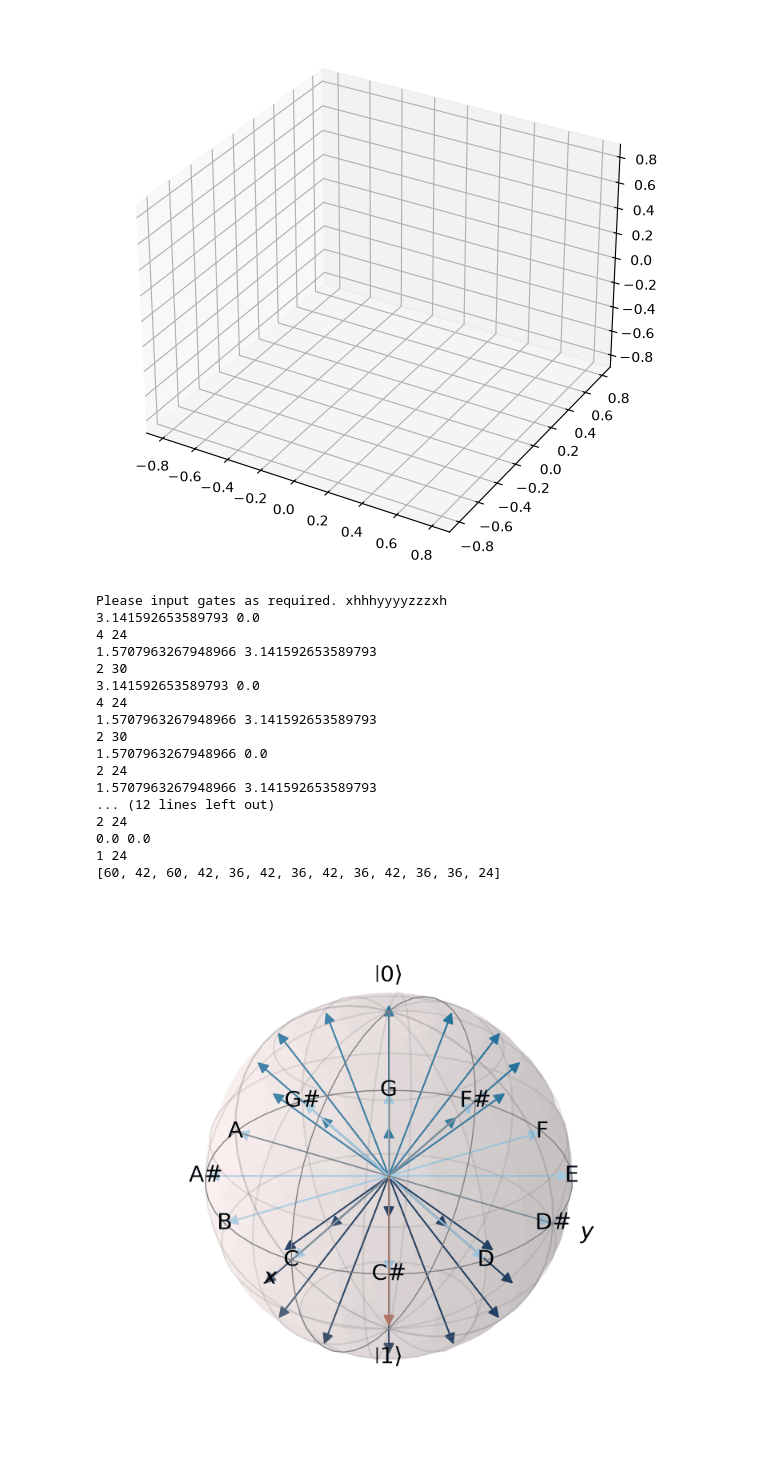
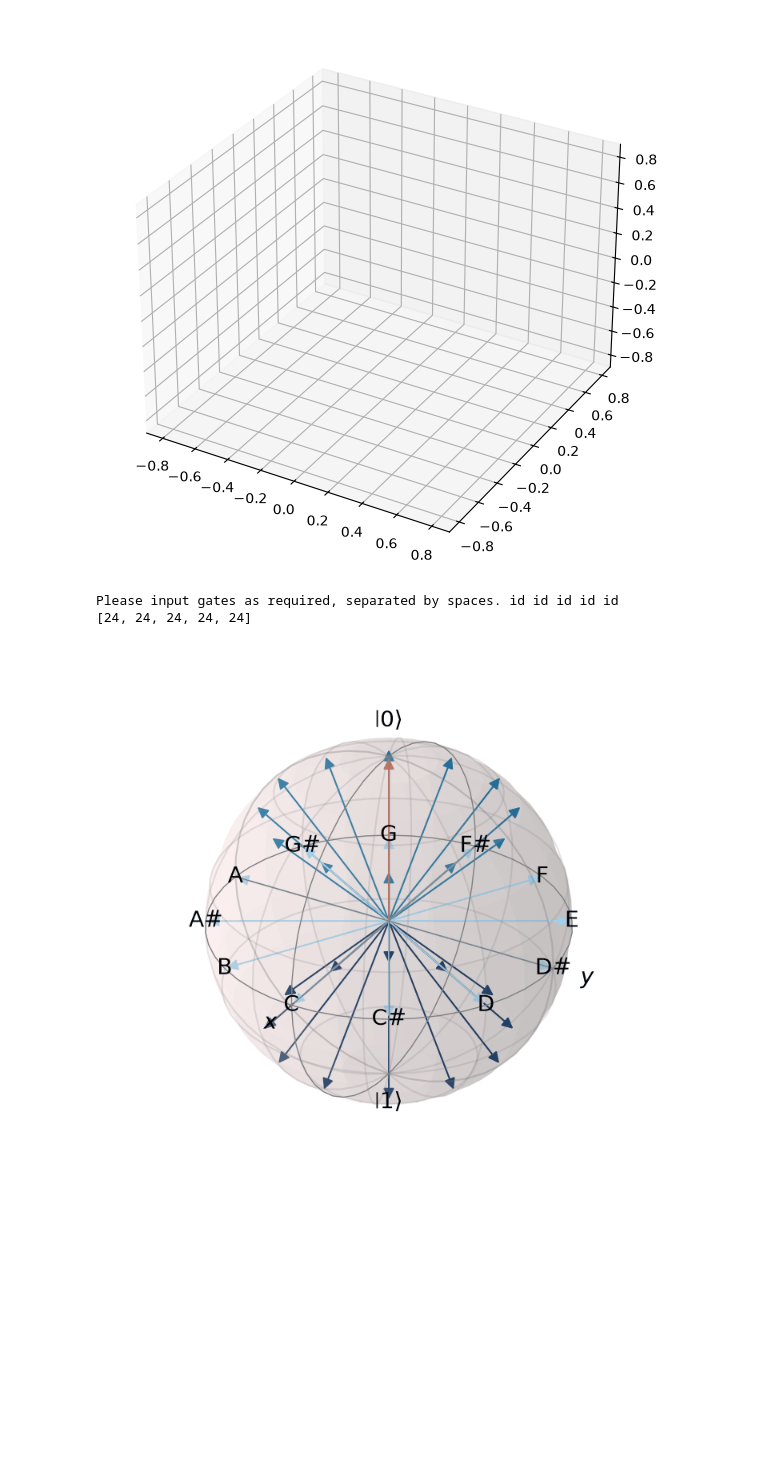
Before and after one commit to jessleighhin/Quantum_Band, a Jupyter notebook: Gate_to_pitch_fin.ipynb, the cells around one changed output. Saved outputs shown, nothing was run; the diff lists cells and outputs as text; code cells hidden in the pictures; blank space fills up the shorter version.

Commit message:
Gate input fix

```diff
--- a/Gate_to_pitch_fin.ipynb
+++ b/Gate_to_pitch_fin.ipynb
@@ -222,7 +245,8 @@ ax.set_zlim3d(-limit, limit)
 [figure]
 # %%
 # Frame configurations
-gate_list = list(input("Please input gates as required."))
+gate_list0 = str(input("Please input gates as required, separated by spaces."))
+gate_list = gate_list0.split(' ')
 states = gates(gate_list)
 notes = theta_and_phi(states)
 frames_count = len(gate_list)  # Sliced frame count slightly so it compiles instantly
@@ -230,48 +254,33 @@ print(notes)
 
 # Build the animation & MIDI
 ani = FuncAnimation(fig, update, frames=frames_count, fargs=(gate_list,), interval=200, blit=True)
 MyMIDI = MIDIFile(1)
 
 track = 0
 time = 0
 
 MyMIDI.addTrackName(track, time, "QC track")
 MyMIDI.addTempo(track, time, 120)
 
 track    = 0   # Track numbers are zero-origined
 channel  = 0   # MIDI channel number -> number of qubits.
 duration = 1   # In beats
 volume   = 100 # 0-127, 127 being full volume
 
 for i in range(len(notes)):
     pitch = notes[i]
     time = i
     MyMIDI.addNote(track,channel,pitch,time,duration,volume)
 
 # Save as GIF and MIDI:
 with open("bloch_midi_fin.midi", 'wb') as output_file:
     MyMIDI.writeFile(output_file)
 gif_path = "bloch_anim_fin.gif"
 ani.save(gif_path, writer='pillow', fps=3)
 
 # Disply GIF:
 display(Image(filename=gif_path))
 # %% [output]
-Please input gates as required. xhhhyyyyzzzxh
-3.141592653589793 0.0
-4 24
-1.5707963267948966 3.141592653589793
-2 30
-3.141592653589793 0.0
-4 24
-1.5707963267948966 3.141592653589793
-2 30
-1.5707963267948966 0.0
-2 24
-1.5707963267948966 3.141592653589793
-... (12 lines left out)
-2 24
-0.0 0.0
-1 24
-[60, 42, 60, 42, 36, 42, 36, 42, 36, 42, 36, 36, 24]
+Please input gates as required, separated by spaces. id id id id id
+[24, 24, 24, 24, 24]
-[figure, old version]
+[figure, new version]
```
Also changed, not shown: parts of 1 cell of this notebook.
